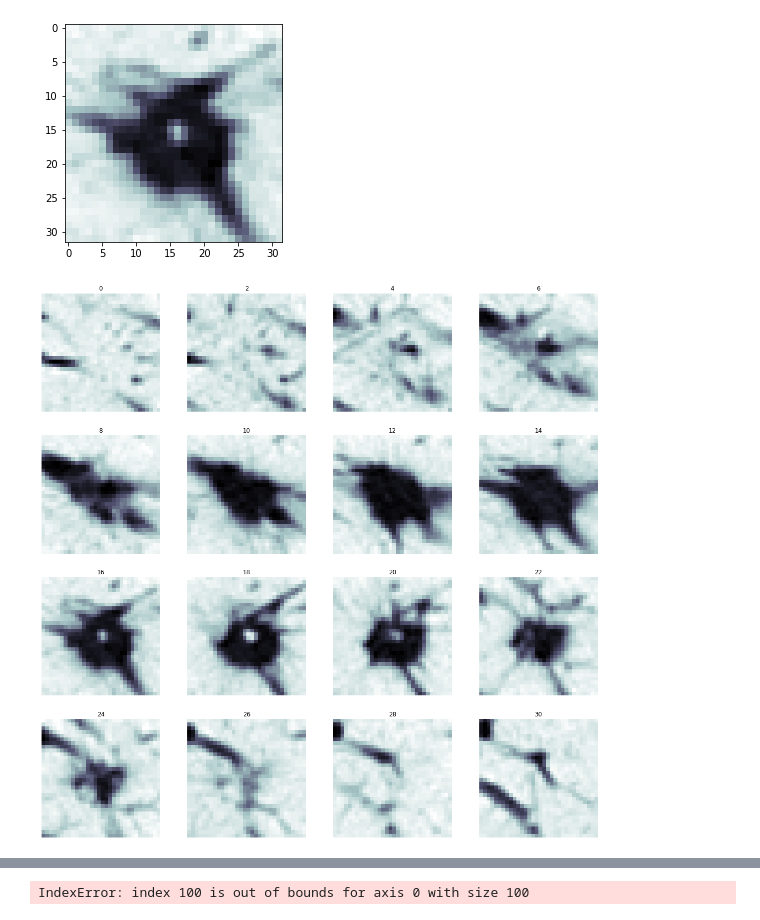
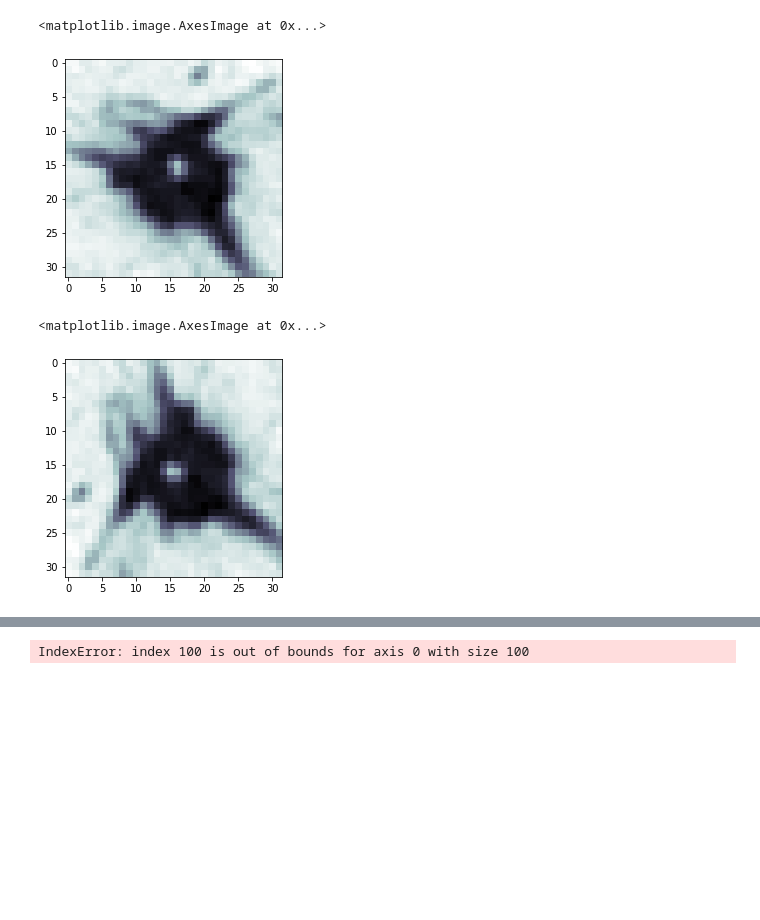
Before and after one commit to hthieu166/ece549-plumonary-nods-classification, a Jupyter notebook: NAS-Lung/notebooks/view_data.ipynb, the cells around one changed output, grey strips where cells are left out. Saved outputs shown, nothing was run; the diff lists cells and outputs as text; code cells hidden in the pictures; blank space fills up the shorter version.

```diff
--- a/NAS-Lung/notebooks/view_data.ipynb
+++ b/NAS-Lung/notebooks/view_data.ipynb
@@ -19,9 +16,17 @@ nod_npy   = np.load(file_path)
 plt.figure(figsize=(4,4))
 ax  = plt.gca()
 ax.imshow(nod_npy[15,:,:], cmap="bone")
-plot_slices(nod_npy[::-1,:,:], 0)
+# plot_slices(nod_npy[::-1,:,:], 0)
 # %% [output]
+<matplotlib.image.AxesImage at 0x...>
 [figure]
-[figure, removed]
+# %%
+ax  = plt.gca()
+nod_npy_v1 = get_view(nod_npy,3)
+t = np.swapaxes(nod_npy[15,:,:],1,0)
+ax.imshow(t, cmap="bone")
+# %% [output]
+<matplotlib.image.AxesImage at 0x...>
+[figure, added]
 # %%
 # exp_id  = "nas-model-1-angle-expr-4"
```
Also changed, not shown: parts of 14 cells of this notebook, 14 other files.
